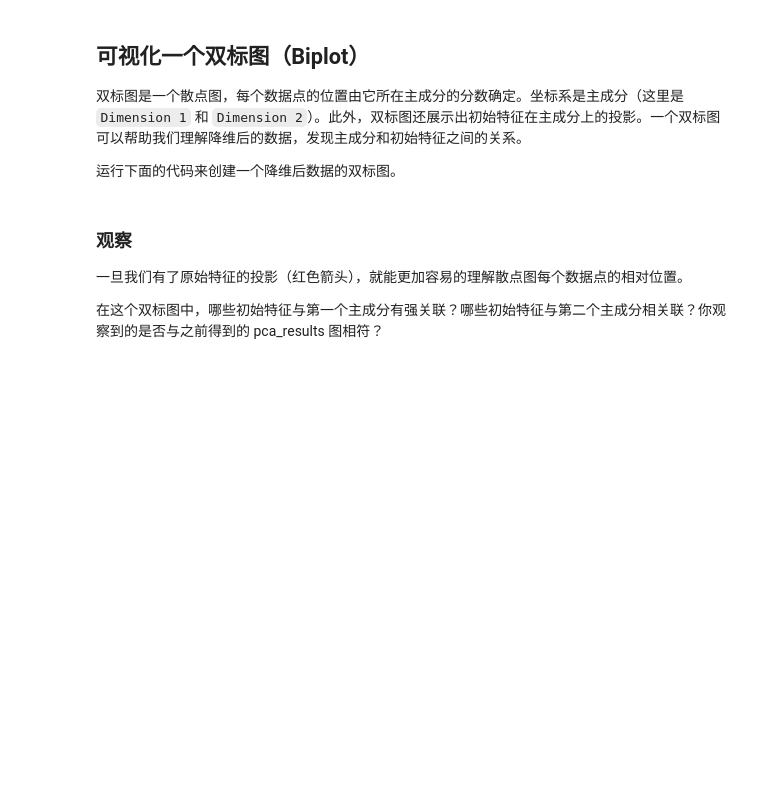
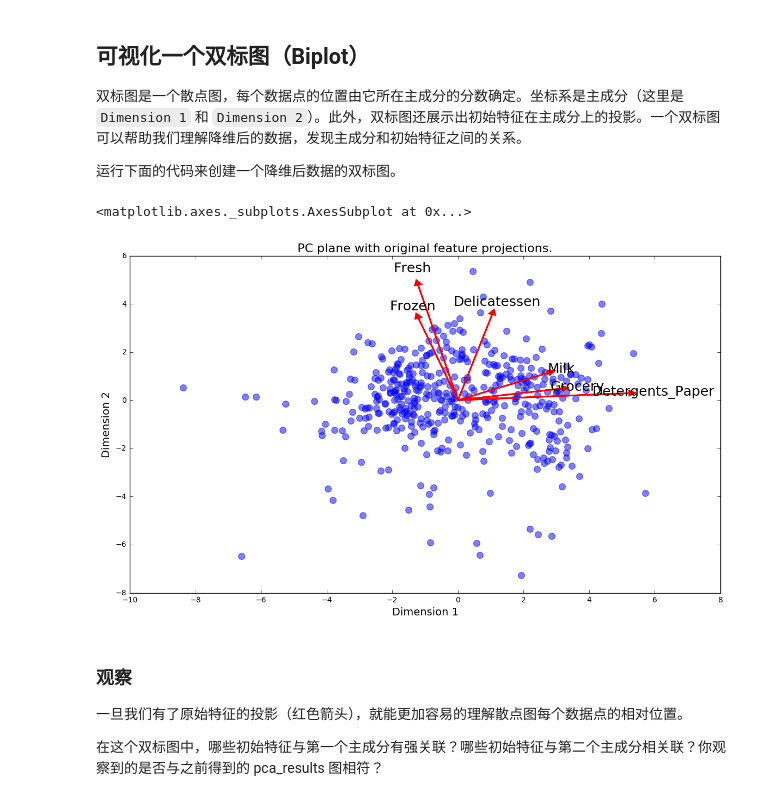
Before and after one commit to CodeWTKH/creating_customer_segments, a Jupyter notebook: customer_segments.ipynb, the cells around one changed output. Cells and saved outputs as stored; diff of their text form; code cells hidden in the pictures; blank space fills up the shorter version.

```diff
--- a/customer_segments.ipynb
+++ b/customer_segments.ipynb
@@ -306,13 +329,13 @@ display(pd.DataFrame(np.round(pca_samples, 4), columns = pca_results.index.value
  - 使用`pca.transform`将`log_samples`进行转换，并将结果存储在`pca_samples`中。
 # %%
 # TODO：通过在good data上进行PCA，将其转换成两个维度
-pca = None
+pca = PCA(n_components=2)
 
 # TODO：使用上面训练的PCA将good data进行转换
-reduced_data = None
+reduced_data = pca.fit_transform(good_data)
 
 # TODO：使用上面训练的PCA将log_samples进行转换
-pca_samples = None
+pca_samples = pca.transform(log_samples)
 
 # 为降维后的数据创建一个DataFrame
 reduced_data = pd.DataFrame(reduced_data, columns = ['Dimension 1', 'Dimension 2'])
@@ -329,7 +357,10 @@ display(pd.DataFrame(np.round(pca_samples, 4), columns = ['Dimension 1', 'Dimens
 运行下面的代码来创建一个降维后数据的双标图。
 # %%
 # Create a biplot
-vs.biplot(good_data, reduced_data, pca)
+rs.biplot(good_data, reduced_data, pca)
+# %% [output]
+<matplotlib.axes._subplots.AxesSubplot at 0x...>
+[figure, added]
 # %% [markdown]
 ### 观察
 
```
Also changed, not shown: parts of 3 cells of this notebook.
